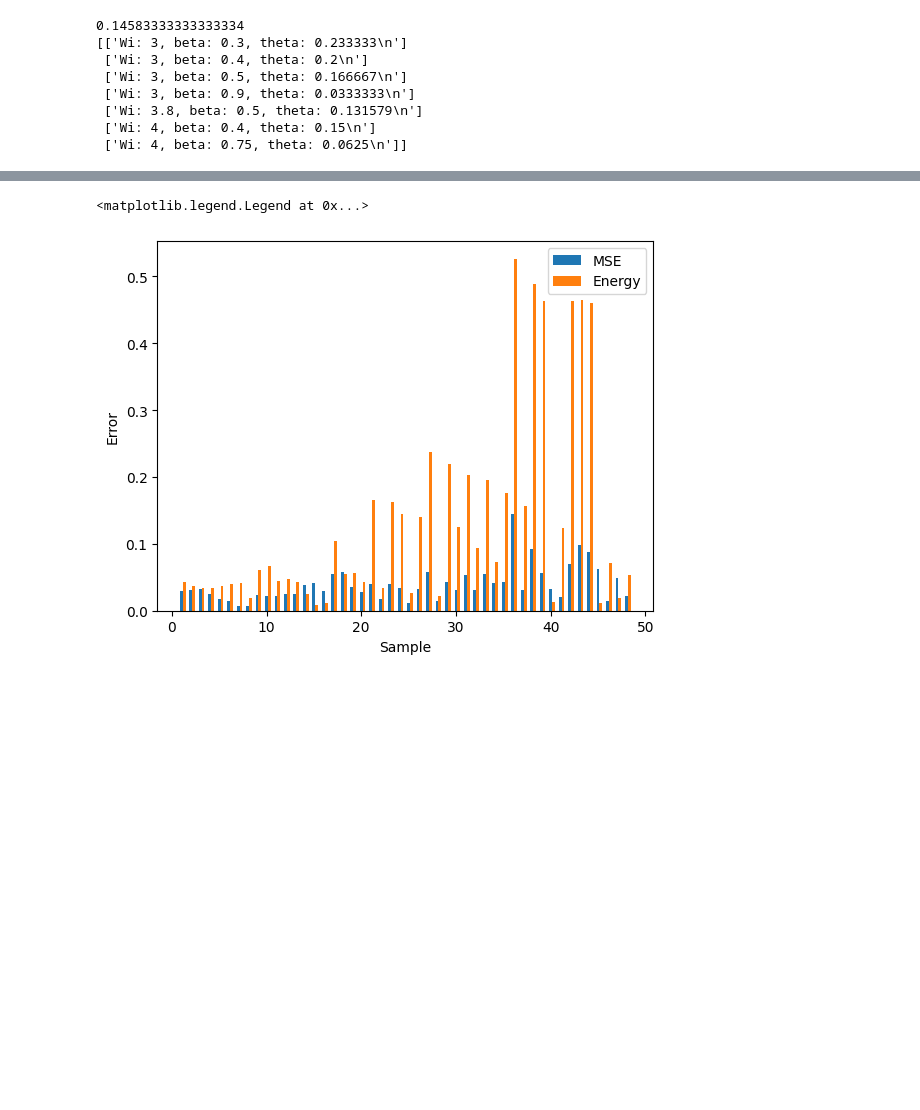
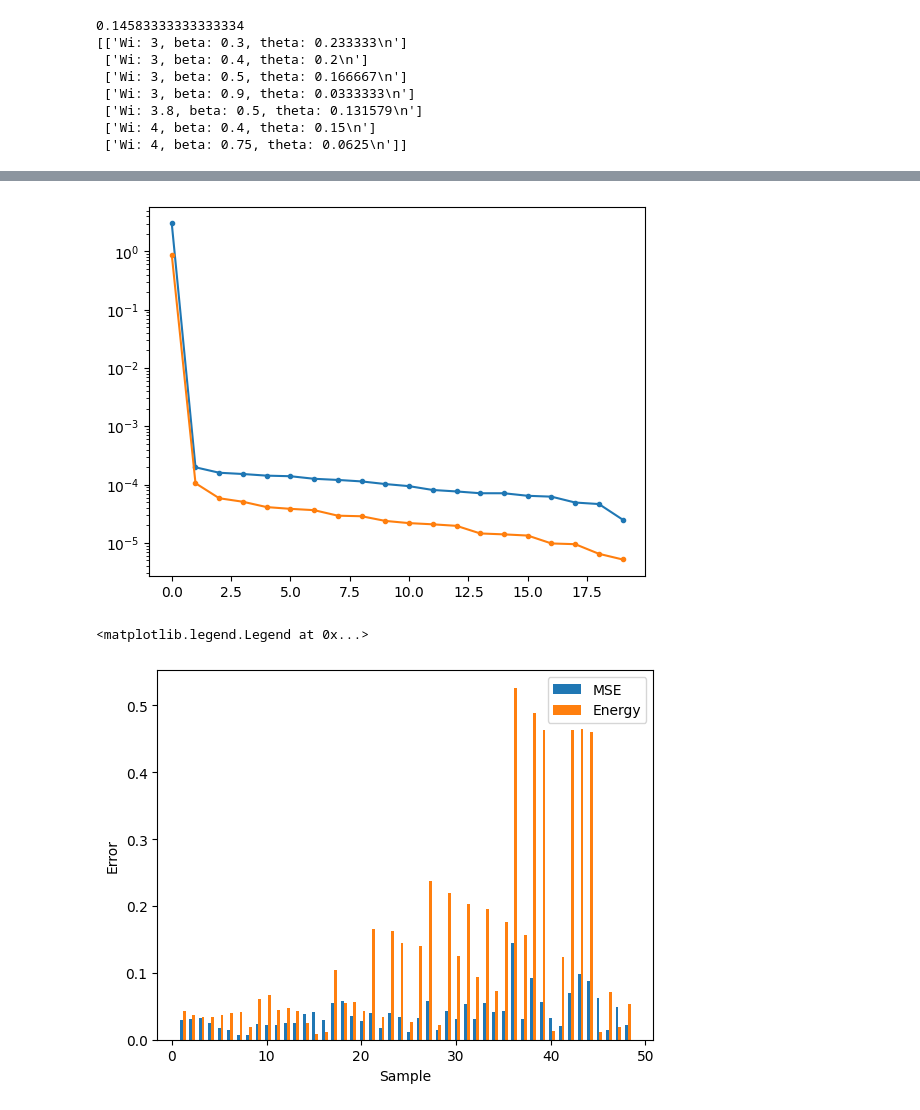
Before and after one commit to fabioamaral08/reduction-methods, a Jupyter notebook: test_scripts/Test_Results_Energy.ipynb, the cells around one changed output, grey strips where cells are left out. Drawn from its saved outputs; the diff is of its cells as text; code cells hidden in the pictures; blank space fills up the shorter version.

```diff
--- a/test_scripts/Test_Results_Energy.ipynb
+++ b/test_scripts/Test_Results_Energy.ipynb
@@ -461,3 +589,14 @@ print(np.array(p)[melhor])
+# %%
+dkl_mse = calc_dkl(X_torch,param, ae_mse)
+dkl_energy = calc_dkl(X_torch,param, ae_energy)
+better_mse = np.argsort(dkl_mse).flip(0)
+better_energy = np.argsort(dkl_energy).flip(0)
+plt.plot(dkl_mse[better_mse],'.-')
+plt.plot(dkl_energy[better_energy],'.-')
+
+plt.yscale('log')
+# %% [output]
+[figure, added]
 # %%
 plt.bar(1+np.arange(len(parameters)), mse_error,0.3, label='MSE')
 plt.bar(1+np.arange(len(parameters))+0.3, eng_error,0.3, label='Energy')
```
Also changed, not shown: parts of 19 cells of this notebook, 1 other file.
